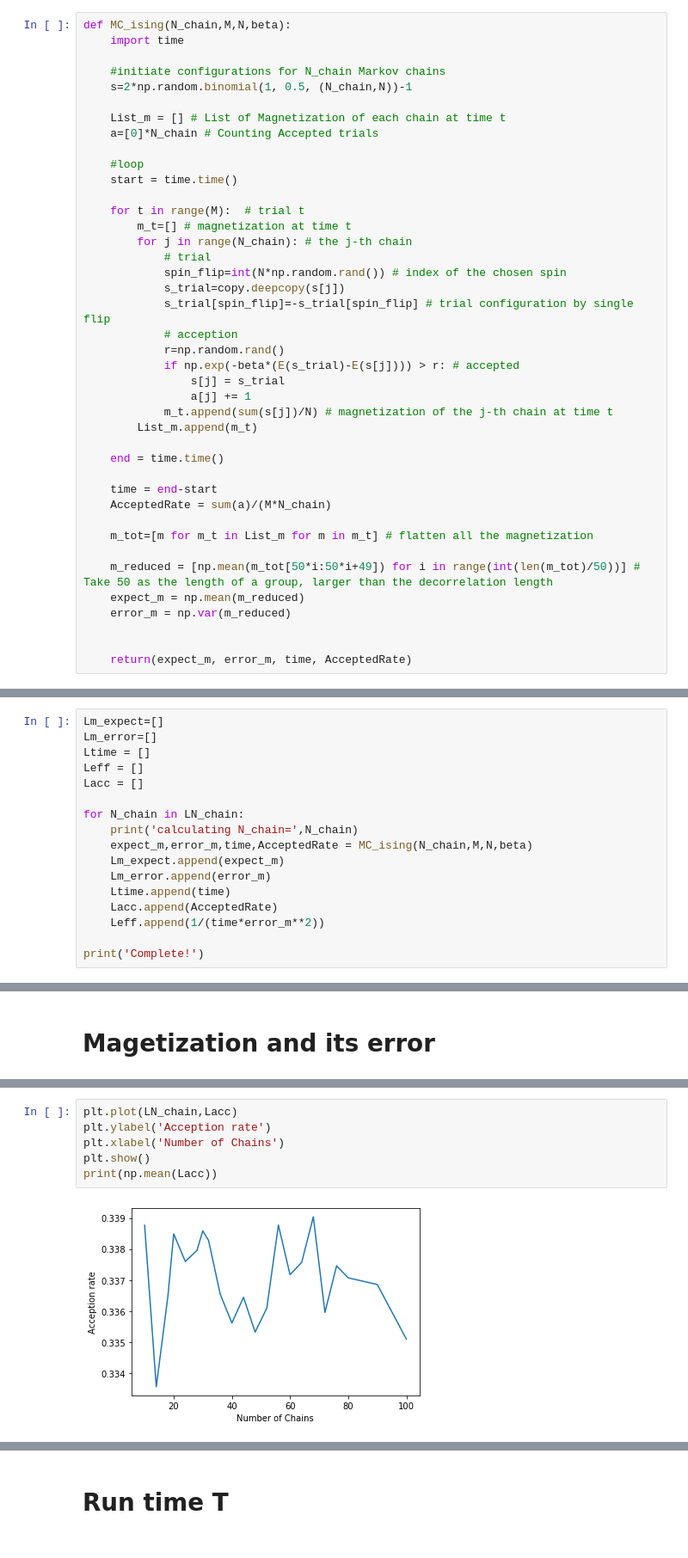
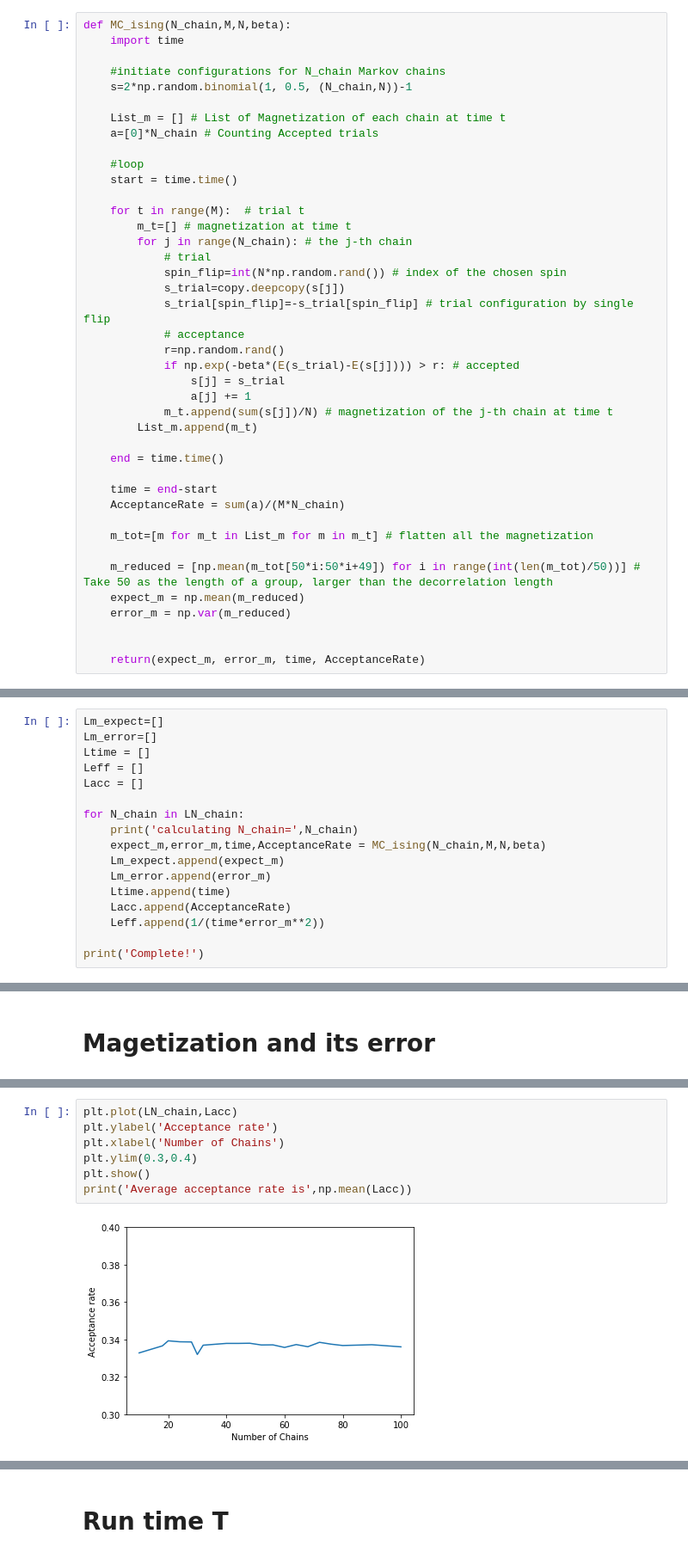
Before and after one commit to Cornelivs/Monte-Carlo, a Jupyter notebook: MC_Ising.ipynb, the cells around one changed output, grey strips where cells are left out. Shown at 86% size. Drawn from its saved outputs; the diff is of its cells as text.

```diff
--- a/MC_Ising.ipynb
+++ b/MC_Ising.ipynb
@@ -40,7 +40,7 @@ def MC_ising(N_chain,M,N,beta):
             spin_flip=int(N*np.random.rand()) # index of the chosen spin
             s_trial=copy.deepcopy(s[j])
             s_trial[spin_flip]=-s_trial[spin_flip] # trial configuration by single flip
-            # acception
+            # acceptance
             r=np.random.rand()
             if np.exp(-beta*(E(s_trial)-E(s[j]))) > r: # accepted
                 s[j] = s_trial
@@ -51,7 +51,7 @@ def MC_ising(N_chain,M,N,beta):
     end = time.time()
 
     time = end-start
-    AcceptedRate = sum(a)/(M*N_chain)
+    AcceptanceRate = sum(a)/(M*N_chain)
 
     m_tot=[m for m_t in List_m for m in m_t] # flatten all the magnetization
 
@@ -60,7 +60,7 @@ def MC_ising(N_chain,M,N,beta):
     error_m = np.var(m_reduced)
 
 
-    return(expect_m, error_m, time, AcceptedRate)
+    return(expect_m, error_m, time, AcceptanceRate)
 # %% [markdown]
 # Hyperparameters
 # %%
@@ -84,11 +84,11 @@ Lacc = []
 
 for N_chain in LN_chain:
     print('calculating N_chain=',N_chain)
-    expect_m,error_m,time,AcceptedRate = MC_ising(N_chain,M,N,beta)
+    expect_m,error_m,time,AcceptanceRate = MC_ising(N_chain,M,N,beta)
     Lm_expect.append(expect_m)
     Lm_error.append(error_m)
     Ltime.append(time)
-    Lacc.append(AcceptedRate)
+    Lacc.append(AcceptanceRate)
     Leff.append(1/(time*error_m**2))
 
 print('Complete!')
@@ -124,8 +126,9 @@ plt.show()
 # %%
 plt.plot(LN_chain,Lacc)
-plt.ylabel('Acception rate')
+plt.ylabel('Acceptance rate')
 plt.xlabel('Number of Chains')
+plt.ylim(0.3,0.4)
 plt.show()
-print(np.mean(Lacc))
+print('Average acceptance rate is',np.mean(Lacc))
 # %% [output]
-[figure, old version]
+[figure, new version]
```
Also changed, not shown: parts of 9 cells of this notebook.
